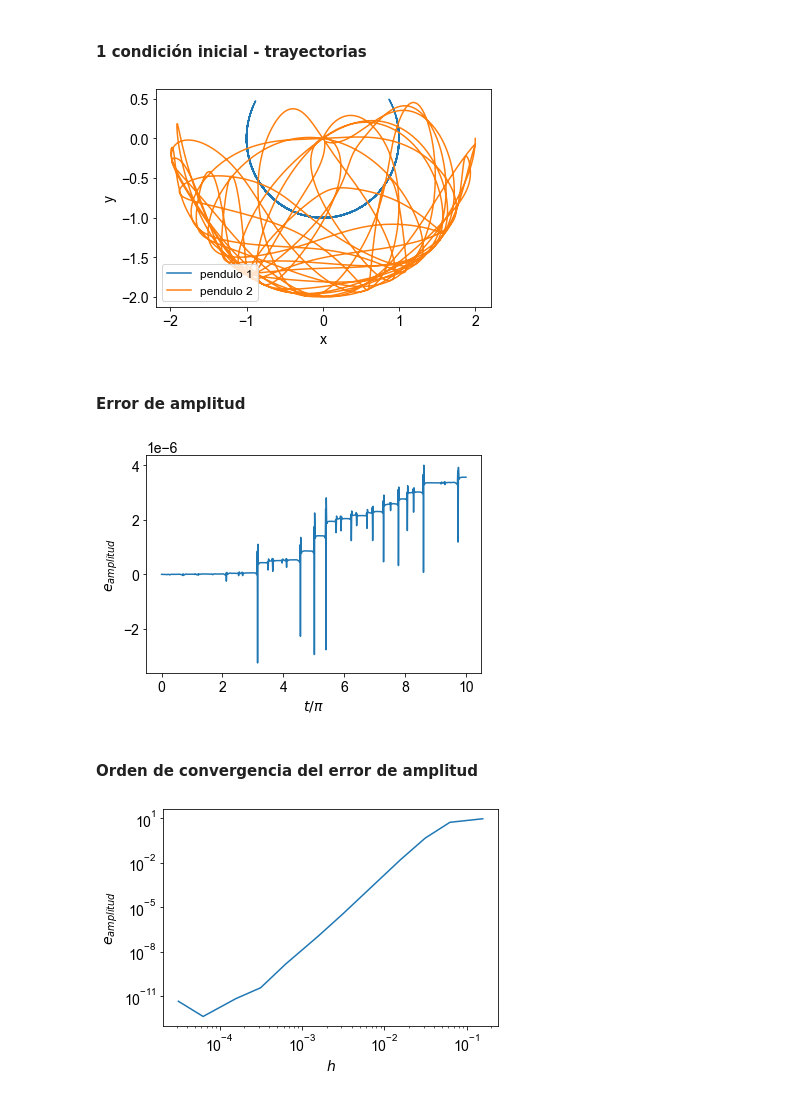
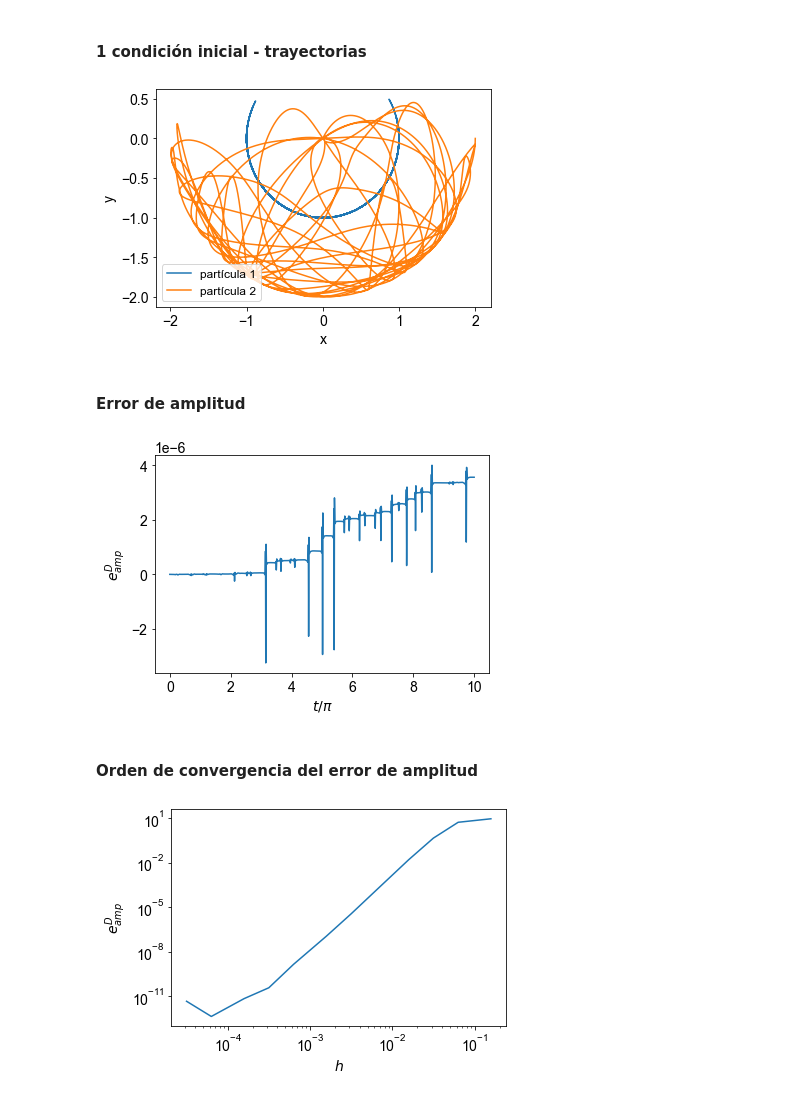
Before and after one commit to Lupama2/Guias_Metodos_Num_Fluidos_I, a Jupyter notebook: Guias/Guia_2/Ejercicio_4/Programa/graficos/graficos.ipynb, the cells around one changed output. Saved outputs shown, nothing was run; the diff lists cells and outputs as text; code cells hidden in the pictures.

```diff
--- a/Guias/Guia_2/Ejercicio_4/Programa/graficos/graficos.ipynb
+++ b/Guias/Guia_2/Ejercicio_4/Programa/graficos/graficos.ipynb
@@ -430,8 +430,8 @@ font = {'family' : 'Arial',
         'size'   : 14}
 matplotlib.rc('font', **font)
 
-plt.plot(datos[:,0],datos[:,1], label='pendulo 1')
-plt.plot(datos[:,2],datos[:,3], label='pendulo 2')
+plt.plot(datos[:,0],datos[:,1], label='partícula 1')
+plt.plot(datos[:,2],datos[:,3], label='partícula 2')
 
 plt.legend(loc='lower left', ncol = 1,fontsize = 12)
 plt.xlabel('x')
@@ -444,7 +444,7 @@ plt.ylabel('y')
 #Guardo el gráfico
 plt.savefig('doble_1CI_trayectorias.pdf', format='pdf',bbox_inches = "tight")
 # %% [output]
-[figure, old version]
+[figure, new version]
 # %% [markdown]
 #### Error de amplitud
 # %%
@@ -453,24 +453,24 @@ datos = genfromtxt('datos/doble_error_amplitud.csv', delimiter=',')
 # %%
 #Parámetros de la fuente del gráfico
 font = {'family' : 'Arial',
         'weight' : 'normal',
         'size'   : 14}
 matplotlib.rc('font', **font)
 
 plt.plot(datos[:,0]/pi,datos[:,1])
 
 # plt.legend(loc='lower left', ncol = 1,fontsize = 12)
 plt.xlabel('$t/\pi$')
-plt.ylabel('$e_{amplitud}$')
+plt.ylabel('$e_{amp}^D$')
 # plt.xticks(x, my_xticks)
 # plt.yticks(np.arange(y.min(), y.max(), 0.005))
 # plt.yticks(np.arange(-0.5,0.5 + 0.2,0.2))
 # plt.xlim(10.0**-4, 10.0**0)
 
 #Guardo el gráfico
 plt.savefig('doble_error_amplitud.pdf', format='pdf',bbox_inches = "tight")
 # %% [output]
-[figure, old version]
+[figure, new version]
 # %% [markdown]
 #### Orden de convergencia del error de amplitud
 # %%
@@ -487,7 +487,7 @@ plt.plot(datos[:,0],datos[:,1])
 
 # plt.legend(loc='lower left', ncol = 1,fontsize = 12)
 plt.xlabel('$h$')
-plt.ylabel('$e_{amplitud}$')
+plt.ylabel('$e_{amp}^D$')
 # plt.xticks(x, my_xticks)
 # plt.yticks(np.arange(y.min(), y.max(), 0.005))
 # plt.yticks(np.arange(-0.5,0.5 + 0.2,0.2))
@@ -498,4 +498,4 @@ plt.yscale("log")
 #Guardo el gráfico
 plt.savefig('doble_orden_error_amplitud.pdf', format='pdf',bbox_inches = "tight")
 # %% [output]
-[figure, old version]
+[figure, new version]
```
Also changed, not shown: parts of 5 cells of this notebook, 17 other files.
